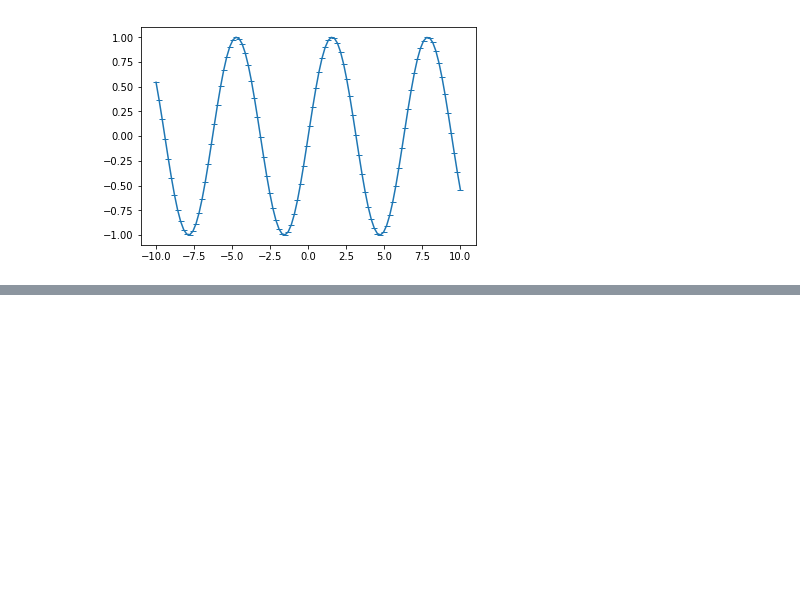
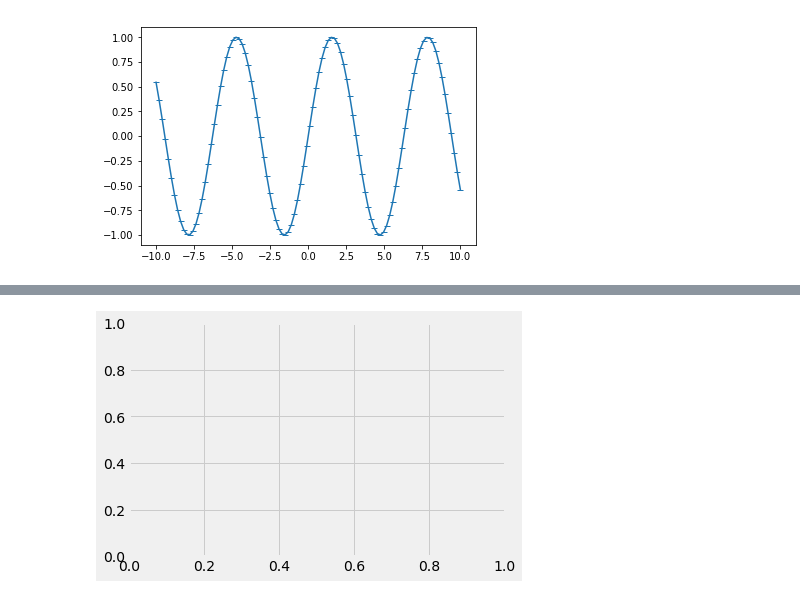
Before and after one commit to TEDD325/dohyung, a Jupyter notebook: 2.study/kaggle_study/04_matplotlib.ipynb, the cells around one changed output, grey strips where cells are left out. Cells and saved outputs as stored; diff of their text form; code cells hidden in the pictures; blank space fills up the shorter version.

```diff
--- a/2.study/kaggle_study/04_matplotlib.ipynb
+++ b/2.study/kaggle_study/04_matplotlib.ipynb
@@ -28,0 +31,15 @@ plt.plot(x, y, marker="_")
+# %%
+import matplotlib.pyplot as plt
+import matplotlib.dates as mdates
+import matplotlib.ticker as mticker
+# from matplotlib.finance import candlestick_ohlc
+from mpl_finance import candlestick_ohlc
+from matplotlib import style
+
+import numpy as np
+import urllib
+import datetime as dt
+
+style.use('fivethirtyeight')
+print(plt.style.available)
+print(plt.__file__)
@@ -28,0 +60,11 @@ plt.plot(x, y, marker="_")
+# %%
+import matplotlib.pyplot as plt
+import matplotlib.animation as animation
+from matplotlib import style
+%matplotlib inline
+style.use('fivethirtyeight')
+# %%
+fig = plt.figure()
+ax1 = fig.add_subplot(1,1,1)
+# %% [output]
+[figure, added]
```
Also changed, not shown: parts of 6 cells of this notebook, 2 other files.
